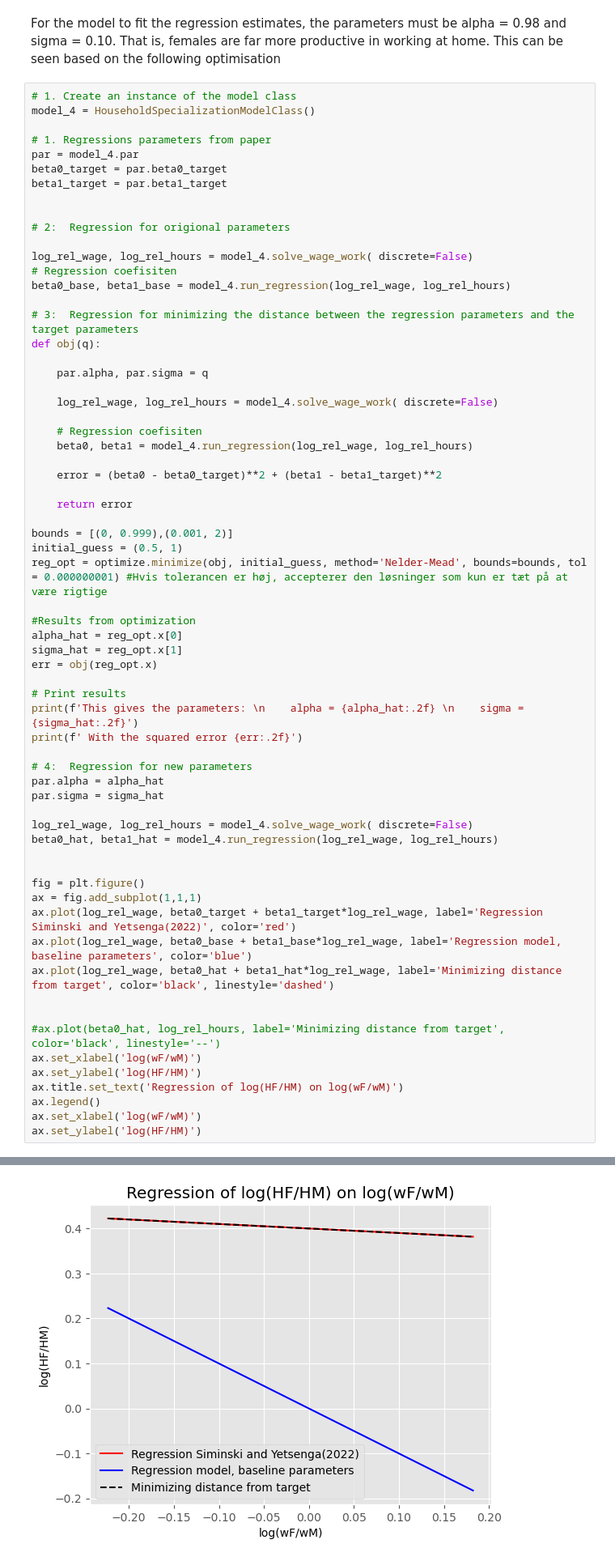
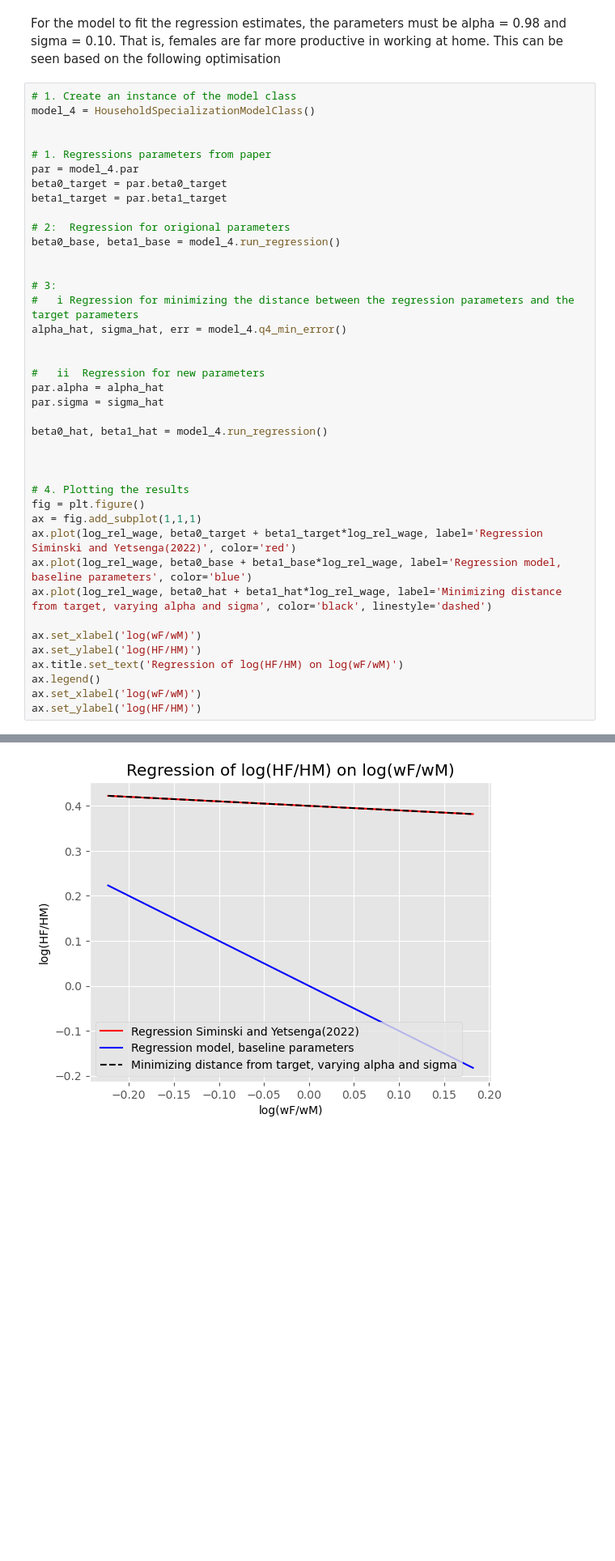
Before and after one commit to NumEconCopenhagen/projects-2023-mathias-emma, a Jupyter notebook: inauguralproject/Inaugural.ipynb, the cells around one changed output, grey strips where cells are left out. Shown at 81% size. Drawn from its saved outputs; the diff is of its cells as text; blank space fills up the shorter version.

```diff
--- a/inauguralproject/Inaugural.ipynb
+++ b/inauguralproject/Inaugural.ipynb
@@ -123,62 +123,37 @@ For the model to fit the regression estimates, the parameters must be alpha = 0.
 # %%
 # 1. Create an instance of the model class
 model_4 = HouseholdSpecializationModelClass()
+
 
 # 1. Regressions parameters from paper
 par = model_4.par
 beta0_target = par.beta0_target
 beta1_target = par.beta1_target
 
+# 2:  Regression for origional parameters
+beta0_base, beta1_base = model_4.run_regression()
 
-# 2:  Regression for origional parameters
 
-log_rel_wage, log_rel_hours = model_4.solve_wage_work( discrete=False)
-# Regression coefisiten
-beta0_base, beta1_base = model_4.run_regression(log_rel_wage, log_rel_hours)
+# 3:
+#   i Regression for minimizing the distance between the regression parameters and the target parameters
+alpha_hat, sigma_hat, err = model_4.q4_min_error()
 
-# 3:  Regression for minimizing the distance between the regression parameters and the target parameters
-def obj(q):
 
-    par.alpha, par.sigma = q
-
-    log_rel_wage, log_rel_hours = model_4.solve_wage_work( discrete=False)
-
-    # Regression coefisiten
-    beta0, beta1 = model_4.run_regression(log_rel_wage, log_rel_hours)
-
-    error = (beta0 - beta0_target)**2 + (beta1 - beta1_target)**2
-
-    return error
-
-bounds = [(0, 0.999),(0.001, 2)]
-initial_guess = (0.5, 1)
-reg_opt = optimize.minimize(obj, initial_guess, method='Nelder-Mead', bounds=bounds, tol = 0.000000001) #Hvis tolerancen er høj, accepterer den løsninger som kun er tæt på at være rigtige
-
-#Results from optimization
-alpha_hat = reg_opt.x[0]
-sigma_hat = reg_opt.x[1]
-err = obj(reg_opt.x)
-
-# Print results
-print(f'This gives the parameters: \n    alpha = {alpha_hat:.2f} \n    sigma = {sigma_hat:.2f}')
-print(f' With the squared error {err:.2f}')
-
-# 4:  Regression for new parameters
+#   ii  Regression for new parameters
 par.alpha = alpha_hat
 par.sigma = sigma_hat
 
-log_rel_wage, log_rel_hours = model_4.solve_wage_work( discrete=False)
-beta0_hat, beta1_hat = model_4.run_regression(log_rel_wage, log_rel_hours)
+beta0_hat, beta1_hat = model_4.run_regression()
 
 
+
+# 4. Plotting the results
 fig = plt.figure()
 ax = fig.add_subplot(1,1,1)
 ax.plot(log_rel_wage, beta0_target + beta1_target*log_rel_wage, label='Regression Siminski and Yetsenga(2022)', color='red')
 ax.plot(log_rel_wage, beta0_base + beta1_base*log_rel_wage, label='Regression model, baseline parameters', color='blue')
-ax.plot(log_rel_wage, beta0_hat + beta1_hat*log_rel_wage, label='Minimizing distance from target', color='black', linestyle='dashed')
+ax.plot(log_rel_wage, beta0_hat + beta1_hat*log_rel_wage, label='Minimizing distance from target, varying alpha and sigma', color='black', linestyle='dashed')
 
-
-#ax.plot(beta0_hat, log_rel_hours, label='Minimizing distance from target', color='black', linestyle='--')
 ax.set_xlabel('log(wF/wM)')
 ax.set_ylabel('log(HF/HM)')
 ax.title.set_text('Regression of log(HF/HM) on log(wF/wM)')
@@ -192,6 +167,6 @@ This gives the parameters:
  With the squared error 0.00
 Text(0, 0.5, 'log(HF/HM)')
-[figure, old version]
+[figure, new version]
 # %% [markdown]
 # Question 5
 # %% [markdown]
```
Also changed, not shown: parts of 3 cells of this notebook, 1 other file.
